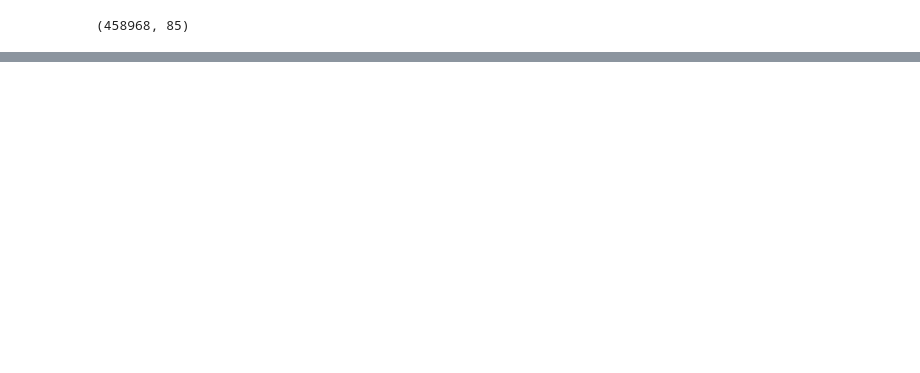
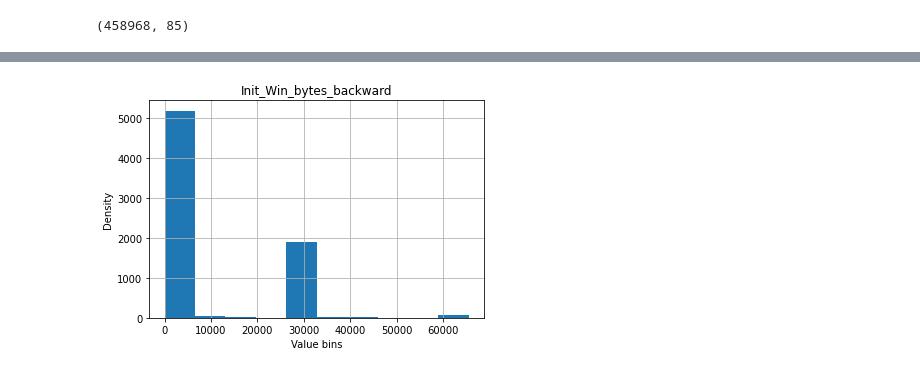
Before and after one commit to infosecdemos/ml-2020, a Jupyter notebook: ml-ids/web-attack-detection.ipynb, the cells around one changed output, grey strips where cells are left out. Saved outputs shown, nothing was run; the diff lists cells and outputs as text; code cells hidden in the pictures; blank space fills up the shorter version.

Commit message:
Update web-attack-detection model

```diff
--- a/ml-ids/web-attack-detection.ipynb
+++ b/ml-ids/web-attack-detection.ipynb
@@ -27,0 +187,4 @@ df.shape
+# %%
+df = pd.read_csv('web_attacks_balanced.csv')
+excluded = ['Flow ID', 'Source IP', 'Source Port', 'Destination IP', 'Destination Port', 'Protocol', 'Timestamp']
+df = df.drop(columns=excluded)
@@ -27,0 +200,9 @@ df.shape
+# %%
+if 'Init_Win_bytes_backward' in df.columns:
+    df['Init_Win_bytes_backward'].hist(figsize=(6,4), bins=10);
+    plt.title("Init_Win_bytes_backward")
+    plt.xlabel("Value bins")
+    plt.ylabel("Density")
+    plt.savefig('Init_Win_bytes_backward.png', dpi=300)
+# %% [output]
+[figure, added]
```
Also changed, not shown: parts of 48 cells of this notebook, 1 other file.
